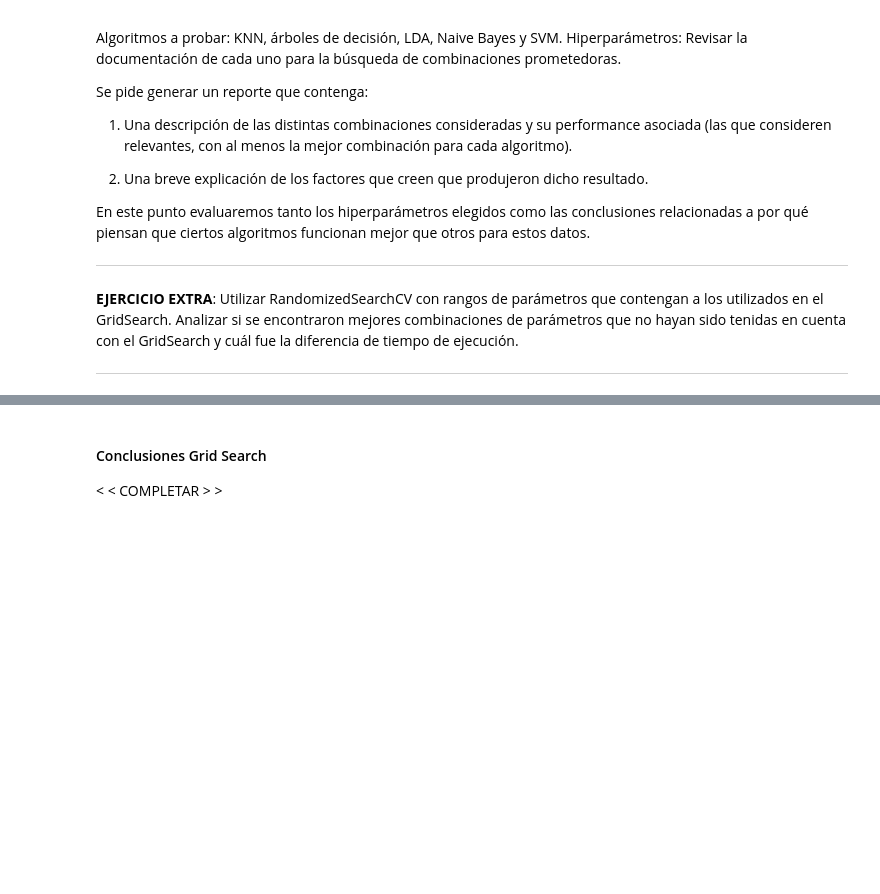
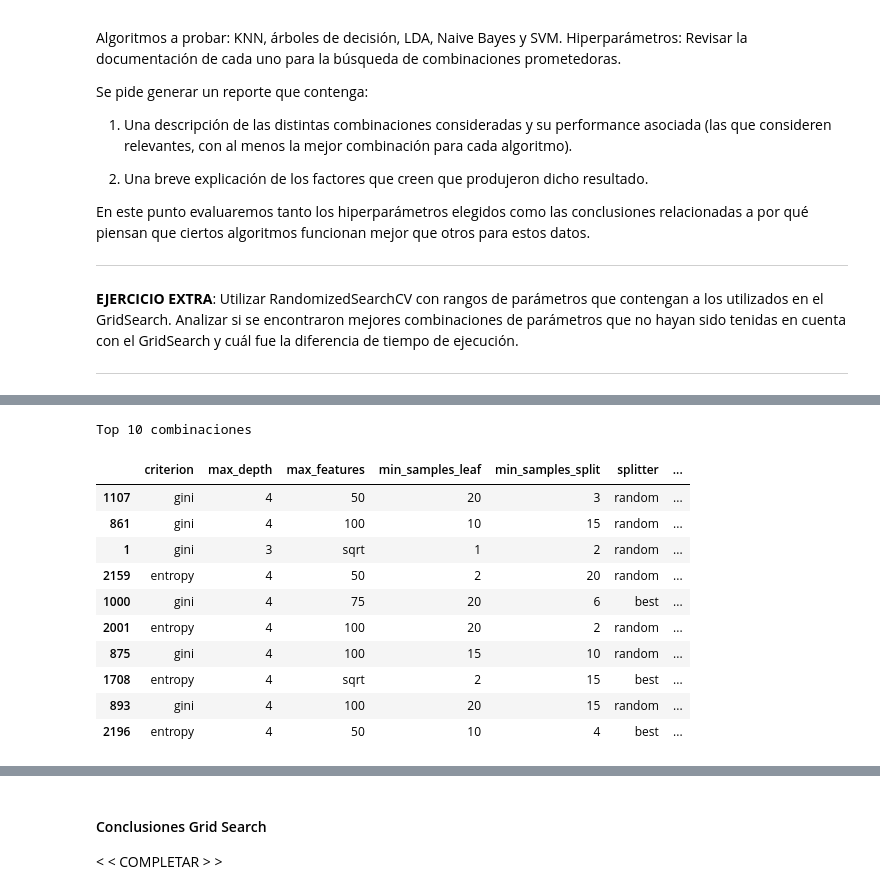
Before and after one commit to jlassa/TP1---aa, a Jupyter notebook: TP1.ipynb, the cells around one changed output, grey strips where cells are left out. Drawn from its saved outputs; the diff is of its cells as text; code cells hidden in the pictures; blank space fills up the shorter version.

```diff
--- a/TP1.ipynb
+++ b/TP1.ipynb
@@ -265,0 +424,28 @@ def top_resultados(grid, top=5):
+# %%
+##### DT ITERATION 1
+dt_grid_parameters = {
+    'criterion': ['gini', 'entropy'],
+    'splitter': ['best', 'random'],
+    'max_depth':[3, 4],
+    'min_samples_split': [2, 3, 4, 5, 6, 10, 15, 20],
+    'min_samples_leaf': [1, 2, 3, 5, 10, 15, 20],
+    'max_features': ['sqrt', 'log2', 100, 75, 50]
+}
+np.random.seed(1234)
+cv = sklearn.model_selection.StratifiedKFold(n_splits=5 , shuffle=True)
+grid = GridSearchCV(DecisionTreeClassifier(), param_grid=dt_grid_parameters, cv=cv, scoring='roc_auc')
+grid.fit(X_dev_np, y_dev_np)
+top_resultados(grid)
+# %% [output]
+Top 10 combinaciones
+|  | criterion | max_depth | max_features | min_samples_leaf | min_samples_split | splitter | ... |
+| 1107 | gini | 4 | 50 | 20 | 3 | random | ... |
+| 861 | gini | 4 | 100 | 10 | 15 | random | ... |
+| 1 | gini | 3 | sqrt | 1 | 2 | random | ... |
+| 2159 | entropy | 4 | 50 | 2 | 20 | random | ... |
+| 1000 | gini | 4 | 75 | 20 | 6 | best | ... |
+| 2001 | entropy | 4 | 100 | 20 | 2 | random | ... |
+| 875 | gini | 4 | 100 | 15 | 10 | random | ... |
+| 1708 | entropy | 4 | sqrt | 2 | 15 | best | ... |
+| 893 | gini | 4 | 100 | 20 | 15 | random | ... |
+| 2196 | entropy | 4 | 50 | 10 | 4 | best | ... |
```
Also changed, not shown: parts of 12 cells of this notebook.
